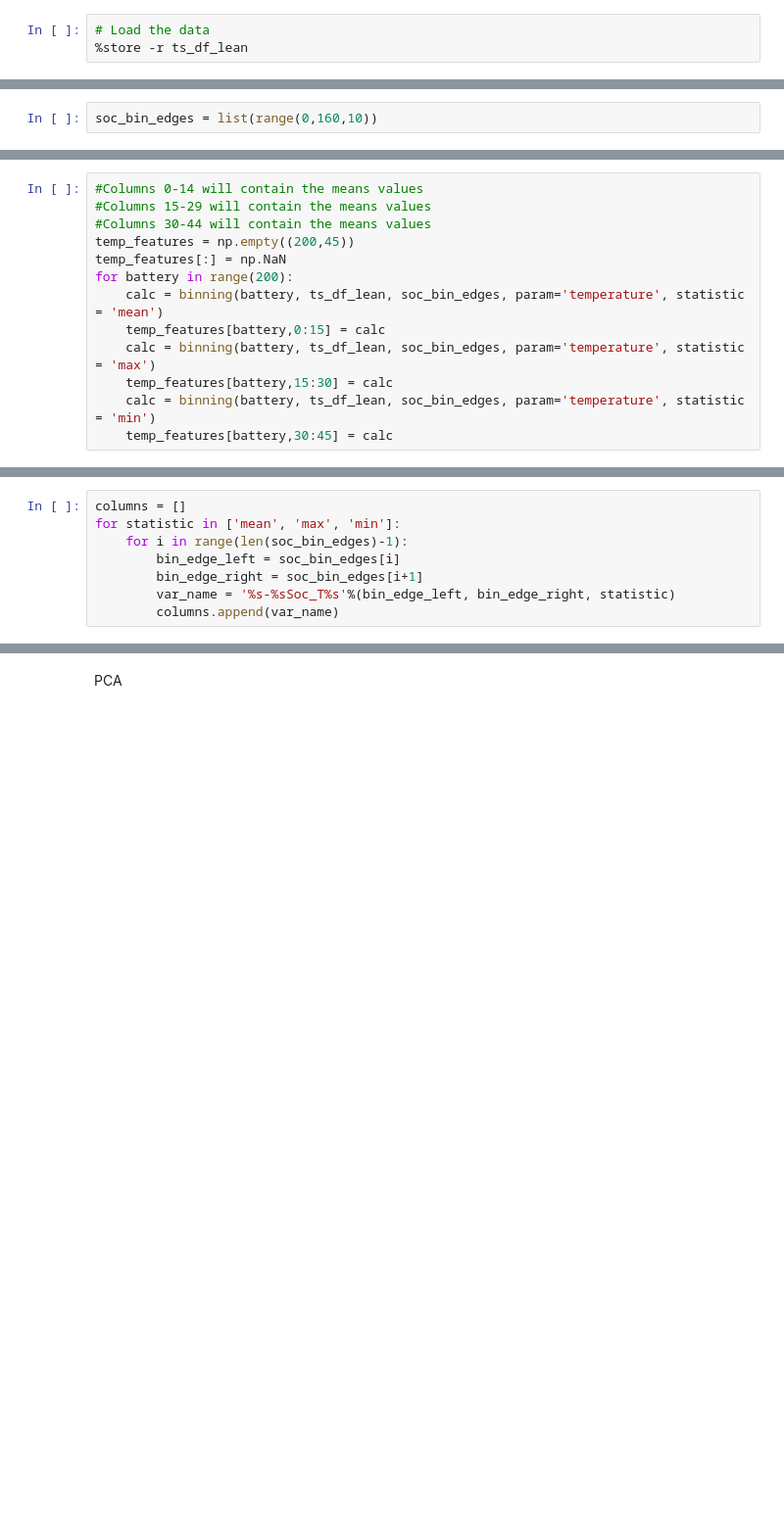
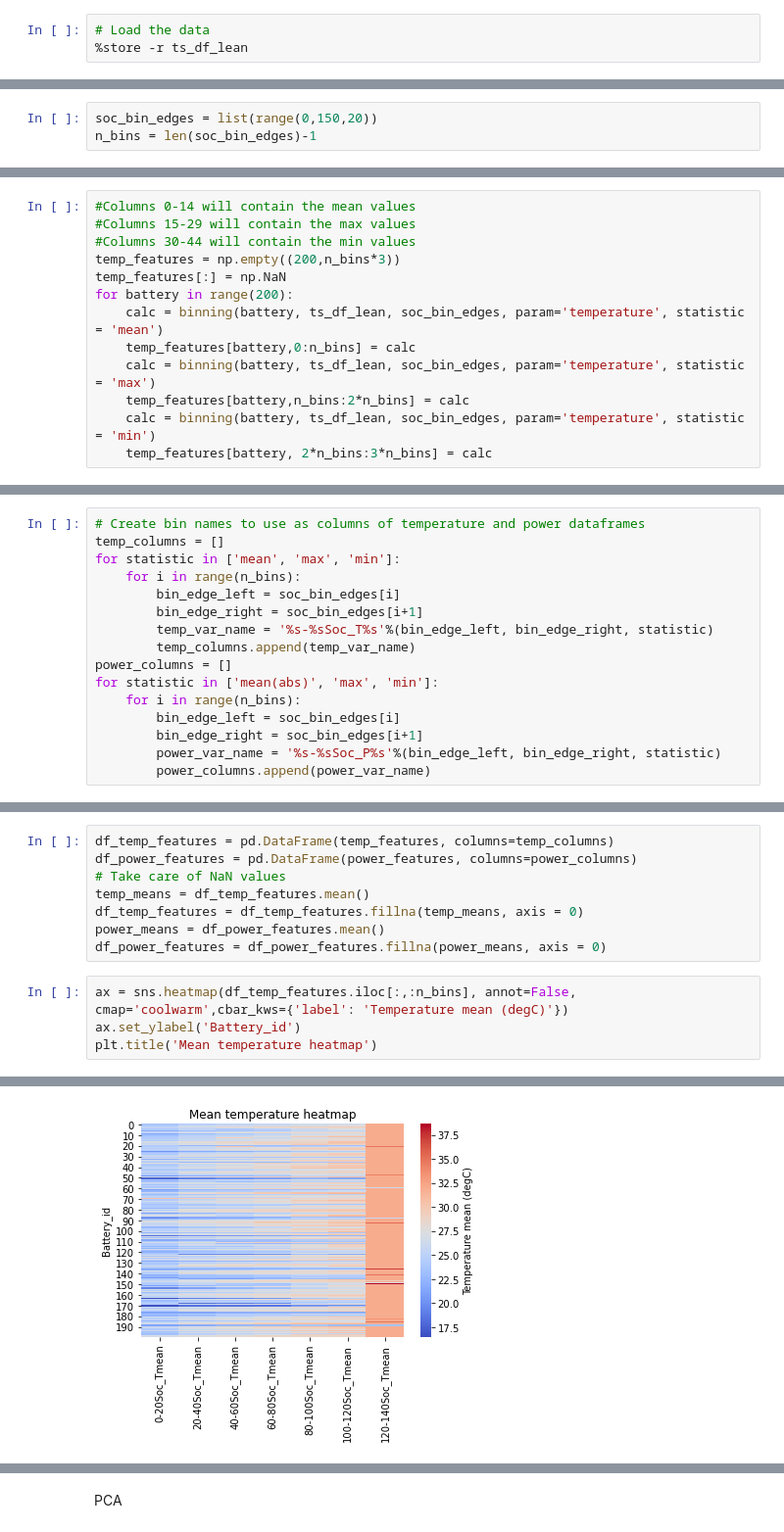
Before and after one commit to EliasGaliounas/BatteryDevBBoxx, a Jupyter notebook: notebooks/Feature_extraction.ipynb, the cells around one changed output, grey strips where cells are left out. Shown: that part at 98% size. Cells and saved outputs as stored; diff of their text form; blank space fills up the shorter version.

```diff
--- a/notebooks/Feature_extraction.ipynb
+++ b/notebooks/Feature_extraction.ipynb
@@ -35,5 +52,6 @@ def binning(battery_id, df, bin_edges, param, statistic = 'mean', month = None):
         output[i]=calc
     return(output)
 # %%
-soc_bin_edges = list(range(0,160,10))
+soc_bin_edges = list(range(0,150,20))
+n_bins = len(soc_bin_edges)-1
 # %% [markdown]
@@ -41,13 +59,13 @@ Create temperature features
 # %%
-#Columns 0-14 will contain the means values
-#Columns 15-29 will contain the means values
-#Columns 30-44 will contain the means values
-temp_features = np.empty((200,45))
+#Columns 0-14 will contain the mean values
+#Columns 15-29 will contain the max values
+#Columns 30-44 will contain the min values
+temp_features = np.empty((200,n_bins*3))
 temp_features[:] = np.NaN
 for battery in range(200):
     calc = binning(battery, ts_df_lean, soc_bin_edges, param='temperature', statistic = 'mean')
-    temp_features[battery,0:15] = calc
+    temp_features[battery,0:n_bins] = calc
     calc = binning(battery, ts_df_lean, soc_bin_edges, param='temperature', statistic = 'max')
-    temp_features[battery,15:30] = calc
+    temp_features[battery,n_bins:2*n_bins] = calc
     calc = binning(battery, ts_df_lean, soc_bin_edges, param='temperature', statistic = 'min')
-    temp_features[battery,30:45] = calc
+    temp_features[battery, 2*n_bins:3*n_bins] = calc
@@ -54,8 +86,16 @@ for battery in range(200):
 # %%
-columns = []
+# Create bin names to use as columns of temperature and power dataframes
+temp_columns = []
 for statistic in ['mean', 'max', 'min']:
-    for i in range(len(soc_bin_edges)-1):
+    for i in range(n_bins):
         bin_edge_left = soc_bin_edges[i]
         bin_edge_right = soc_bin_edges[i+1]
-        var_name = '%s-%sSoc_T%s'%(bin_edge_left, bin_edge_right, statistic)
-        columns.append(var_name)
+        temp_var_name = '%s-%sSoc_T%s'%(bin_edge_left, bin_edge_right, statistic)
+        temp_columns.append(temp_var_name)
+power_columns = []
+for statistic in ['mean(abs)', 'max', 'min']:
+    for i in range(n_bins):
+        bin_edge_left = soc_bin_edges[i]
+        bin_edge_right = soc_bin_edges[i+1]
+        power_var_name = '%s-%sSoc_P%s'%(bin_edge_left, bin_edge_right, statistic)
+        power_columns.append(power_var_name)
@@ -131,0 +102,13 @@ array([[26.76267806, 23.31843305, 24.06227601, ..., 31.3494425 ,
+# %%
+df_temp_features = pd.DataFrame(temp_features, columns=temp_columns)
+df_power_features = pd.DataFrame(power_features, columns=power_columns)
+# Take care of NaN values
+temp_means = df_temp_features.mean()
+df_temp_features = df_temp_features.fillna(temp_means, axis = 0)
+power_means = df_power_features.mean()
+df_power_features = df_power_features.fillna(power_means, axis = 0)
+# %%
+ax = sns.heatmap(df_temp_features.iloc[:,:n_bins], annot=False, cmap='coolwarm',cbar_kws={'label': 'Temperature mean (degC)'})
+ax.set_ylabel('Battery_id')
+plt.title('Mean temperature heatmap')
+# %% [output]
@@ -131,0 +116 @@ array([[26.76267806, 23.31843305, 24.06227601, ..., 31.3494425 ,
+[figure, added]
```
Also changed, not shown: parts of 65 cells of this notebook, 20 other files.
